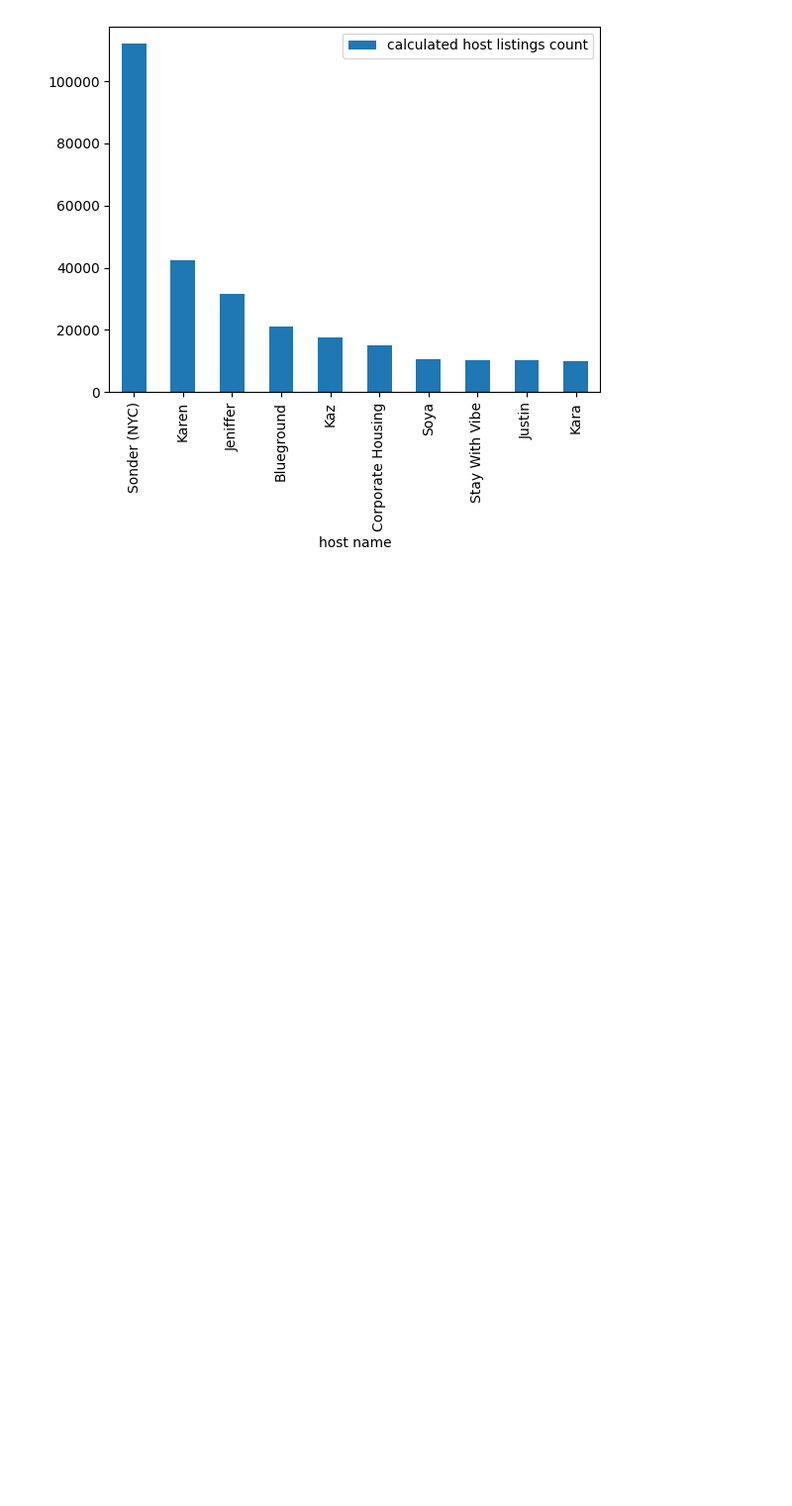
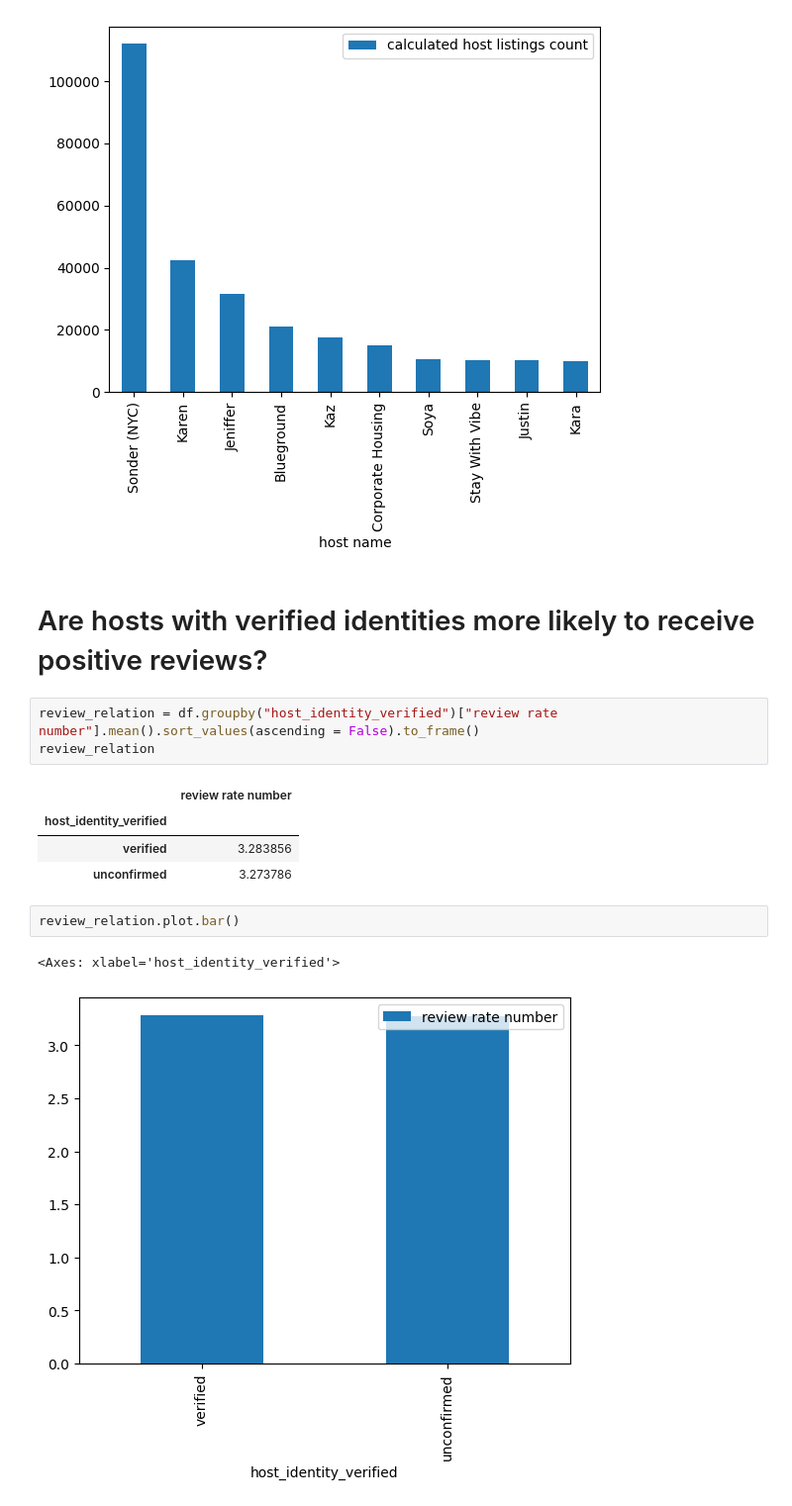
Before and after one commit to Kunsh1/VOIS_AICTE_Oct2025_KunshMIttal, a Jupyter notebook: AIR-BNB.ipynb, the cells around one changed output. Shown at 99% size. Drawn from its saved outputs; the diff is of its cells as text; blank space fills up the shorter version.

```diff
--- a/AIR-BNB.ipynb
+++ b/AIR-BNB.ipynb
@@ -179,3 +209,18 @@ df.groupby("host name")["calculated host listings count"].sum().sort_values(asce
 # %% [output]
 <Axes: xlabel='host name'>
 [figure]
+# %% [markdown]
+# Are hosts with verified identities more likely to receive positive reviews?
+# %%
+review_relation = df.groupby("host_identity_verified")["review rate number"].mean().sort_values(ascending = False).to_frame()
+review_relation
+# %% [output]
+|  | review rate number |
+| host_identity_verified |  |
+| verified | 3.283856 |
+| unconfirmed | 3.273786 |
+# %%
+review_relation.plot.bar()
+# %% [output]
+<Axes: xlabel='host_identity_verified'>
+[figure, added]
```
Also changed, not shown: parts of 21 cells of this notebook.
